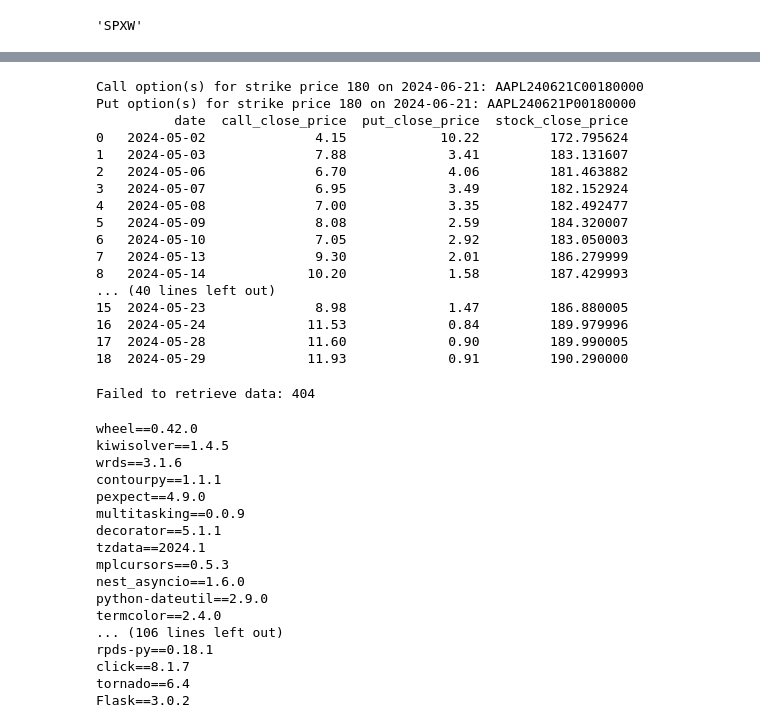
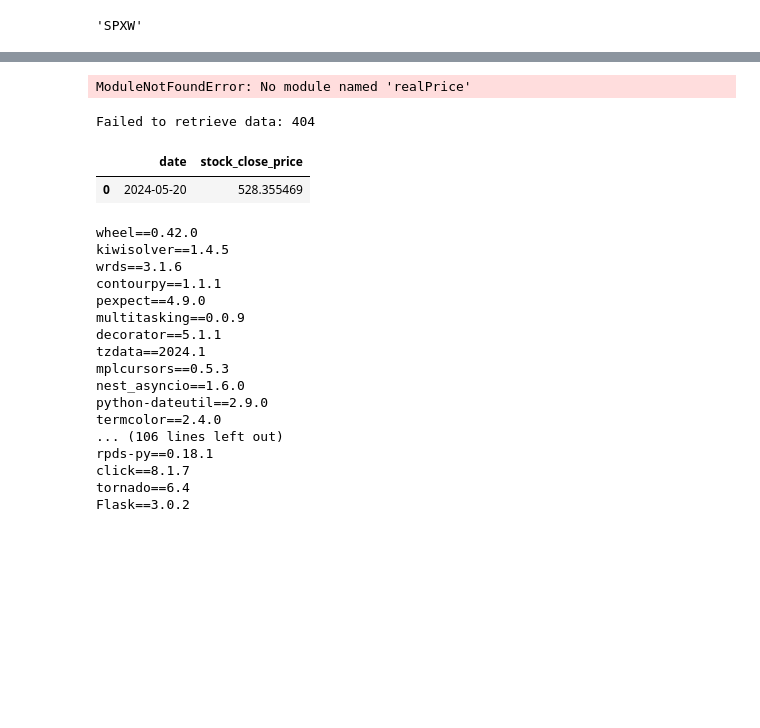
Before and after one commit to JulienneHu/apps, a Jupyter notebook: other/draft.ipynb, the cells around one changed output, grey strips where cells are left out. Saved outputs shown, nothing was run; the diff lists cells and outputs as text; code cells hidden in the pictures; blank space fills up the shorter version.

Commit message:
index pnl

```diff
--- a/draft.ipynb
+++ b/other/draft.ipynb
@@ -824,7 +863,7 @@ def get_stock_price(symbol, start_date, end_date):
     hist['stock'] = hist['stock_close_price'].round(2)
     return hist[['date', 'stock_close_price']]
 
-def main(company='AAPL', strike_date='2024-06-21', strike=180, trade_date='2024-05-02'):
+def main(company='TSM', strike_date='2024-06-21', strike=160, trade_date='2024-05-16'):
     options = calls_or_puts(company, strike_date, strike)
     if options:
         data_frames = []
@@ -866,29 +905,29 @@ def main(company='AAPL', strike_date='2024-06-21', strike=180, trade_date='2024-
         print("No options found.")
         return None
 
-print(main('AAPL', '2024-06-21', 180, '2024-05-02'))
+print(main())
 # %% [output]
-Call option(s) for strike price 180 on 2024-06-21: AAPL240621C00180000
-Put option(s) for strike price 180 on 2024-06-21: AAPL240621P00180000
-          date  call_close_price  put_close_price  stock_close_price
-0   2024-05-02              4.15            10.22         172.795624
-1   2024-05-03              7.88             3.41         183.131607
-2   2024-05-06              6.70             4.06         181.463882
-3   2024-05-07              6.95             3.49         182.152924
-4   2024-05-08              7.00             3.35         182.492477
-5   2024-05-09              8.08             2.59         184.320007
-6   2024-05-10              7.05             2.92         183.050003
-7   2024-05-13              9.30             2.01         186.279999
-8   2024-05-14             10.20             1.58         187.429993
-... (40 lines left out)
-15  2024-05-23              8.98             1.47         186.880005
-16  2024-05-24             11.53             0.84         189.979996
-17  2024-05-28             11.60             0.90         189.990005
-18  2024-05-29             11.93             0.91         190.290000
+ModuleNotFoundError: No module named 'realPrice'
 # %%
 get_historical_data('AAPL240621C00180000', '2024-05-20')
 # %% [output]
 Failed to retrieve data: 404
+# %%
+import yfinance as yf
+def get_stock_price(symbol, start_date, end_date):
+    stock = yf.Ticker(symbol)
+    hist = stock.history(start=start_date, end=end_date)
+    hist.reset_index(inplace=True)
+    hist['date'] = hist['Date'].dt.date
+    # rename "Close" to 'stock_close_price'
+    hist.rename(columns={'Close': 'stock_close_price'}, inplace=True)
+    # let all stock to two digits
+    hist['stock'] = hist['stock_close_price'].round(2)
+    return hist[['date', 'stock_close_price']]
+get_stock_price('SPY', '2024-05-20', '2024-05-21')
+# %% [output]
+|  | date | stock_close_price |
+| 0 | 2024-05-20 | 528.355469 |
 # %%
 import importlib.metadata
 
```
Also changed, not shown: parts of 5 cells of this notebook, 16 other files.
